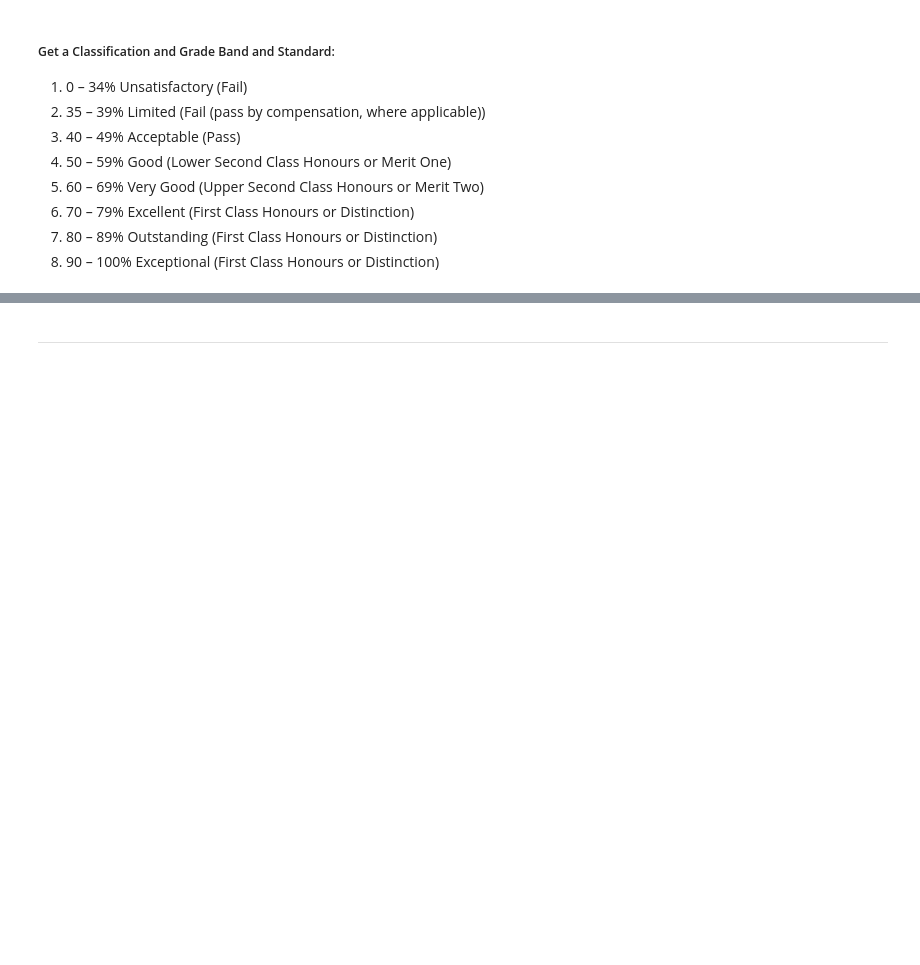
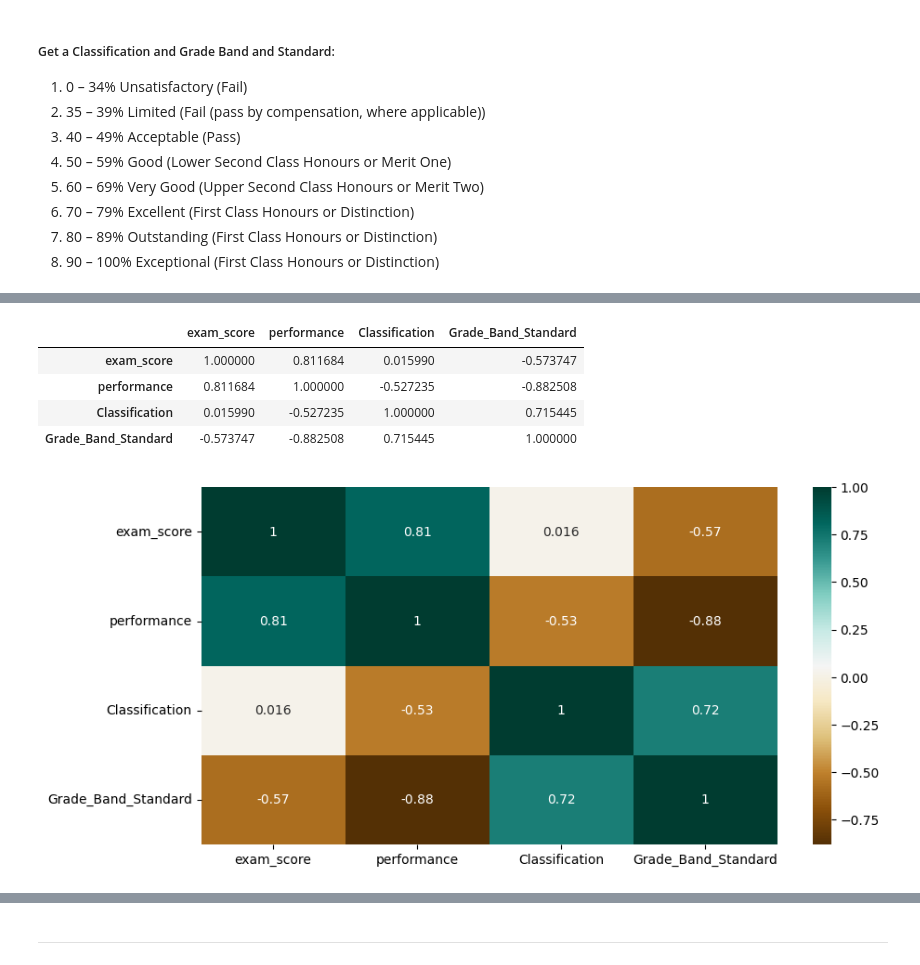
Before and after one commit to CristhianMacedo2024104/Statistical-Techniques-CA2, a Jupyter notebook: CristhianMacedo_StatisticalTecHDip_CA2.ipynb, the cells around one changed output, grey strips where cells are left out. Drawn from its saved outputs; the diff is of its cells as text; code cells hidden in the pictures; blank space fills up the shorter version.

Commit message:
Updates Task 1
Updates Task 1

```diff
--- a/CristhianMacedo_StatisticalTecHDip_CA2.ipynb
+++ b/CristhianMacedo_StatisticalTecHDip_CA2.ipynb
@@ -146,0 +194,22 @@ Name: count, dtype: float64
+# %%
+GradeBandStandard = []
+
+for score in task1["exam_score"]:
+    if score >= 0 and score <= 34.99:
+        standard = "Fail"
+    elif score >= 35 and score <= 39.99:
+        standard =  "Fail (pass by compensation, where applicable)"
+    elif score >= 40 and score <= 49.99:
+        standard =  "Pass"
+    elif score >= 50 and score <= 59.99:
+        standard =  "Lower Second Class Honours or Merit One"
+    elif score >= 60 and score <= 69.99:
+        standard =  "Upper Second Class Honours or Merit Two"
+    elif score >= 70 and score <= 100:
+        standard =  "First Class Honours or Distinction"
+    else:
+        standard =  "Invalid"
+
+    GradeBandStandard.append(standard)
+# %%
+task1["Grade_Band_Standard"] = GradeBandStandard
@@ -146,0 +225,11 @@ Name: count, dtype: float64
+# %%
+from sklearn.preprocessing import LabelEncoder
+
+encoder = LabelEncoder()
+task1['Classification'] = encoder.fit_transform(task1['Classification'])
+
+encoder = LabelEncoder()
+task1['performance'] = encoder.fit_transform(task1['performance'])
+
+encoder = LabelEncoder()
+task1['Grade_Band_Standard'] = encoder.fit_transform(task1['Grade_Band_Standard'])
@@ -146,0 +245,18 @@ Name: count, dtype: float64
+# %%
+import matplotlib.pyplot as plt
+import seaborn as sns
+
+numeric_cols = task1.select_dtypes(include = ['number'])
+
+plt.figure(figsize = (10, 5))
+correlation_matrix = numeric_cols.corr()
+
+sns.heatmap(correlation_matrix, cmap = "BrBG", annot = True)
+correlation_matrix
+# %% [output]
+|  | exam_score | performance | Classification | Grade_Band_Standard |
+| exam_score | 1.000000 | 0.811684 | 0.015990 | -0.573747 |
+| performance | 0.811684 | 1.000000 | -0.527235 | -0.882508 |
+| Classification | 0.015990 | -0.527235 | 1.000000 | 0.715445 |
+| Grade_Band_Standard | -0.573747 | -0.882508 | 0.715445 | 1.000000 |
+[figure, added]
```
Also changed, not shown: parts of 8 cells of this notebook.
